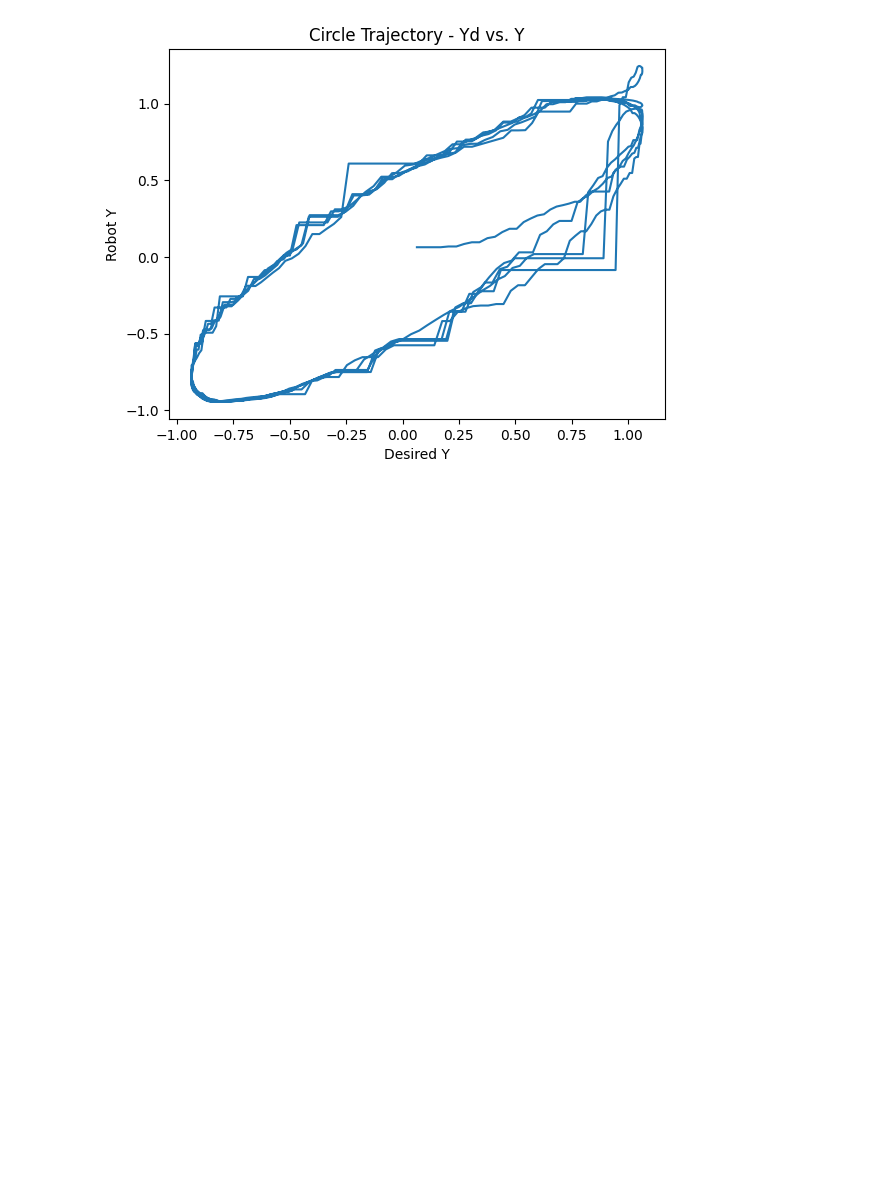
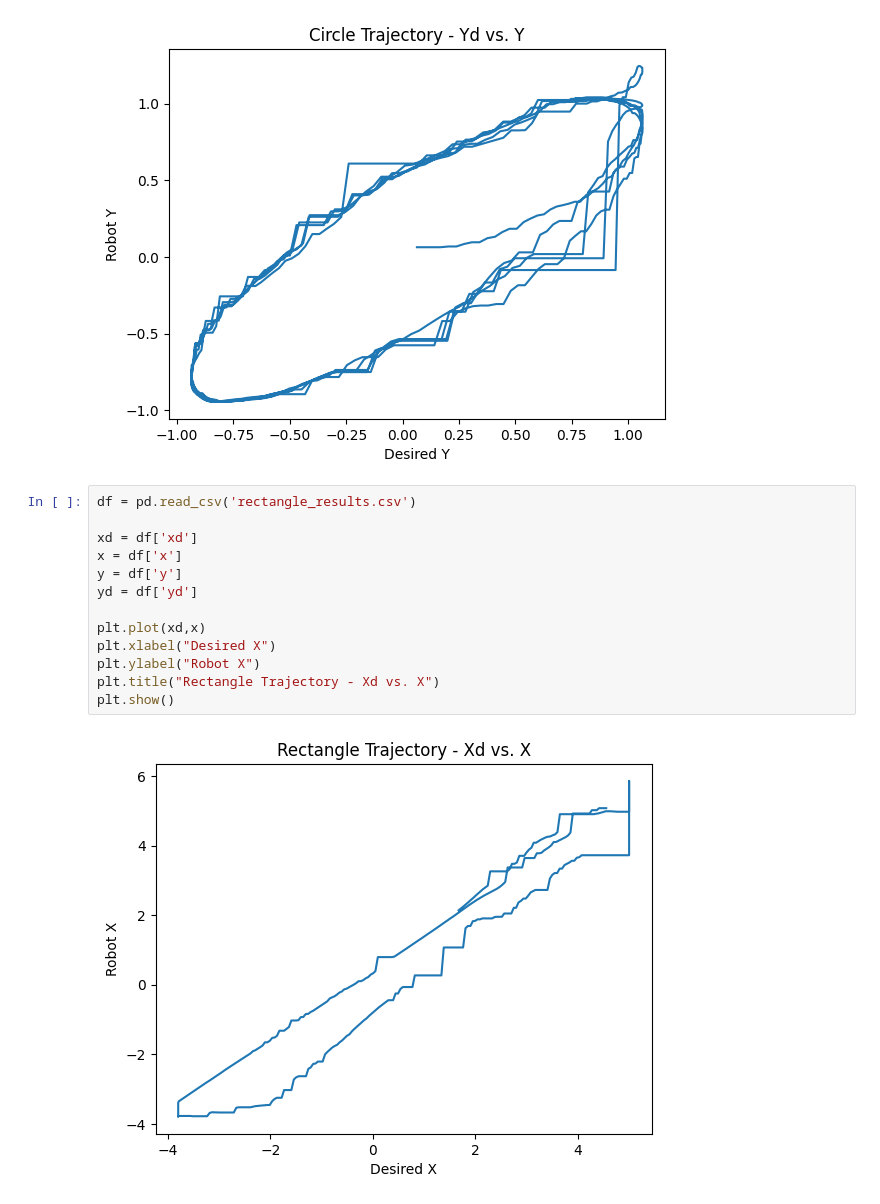
Before and after one commit to amandabaran/robotics, a Jupyter notebook: lab8/plots/Plots.ipynb, the cells around one changed output. Saved outputs shown, nothing was run; the diff lists cells and outputs as text; blank space fills up the shorter version.

```diff
--- a/lab8/plots/Plots.ipynb
+++ b/lab8/plots/Plots.ipynb
@@ -44,3 +25,18 @@ plt.title("Circle Trajectory - Yd vs. Y")
 plt.show()
 # %% [output]
 [figure]
+# %%
+df = pd.read_csv('rectangle_results.csv')
+
+xd = df['xd']
+x = df['x']
+y = df['y']
+yd = df['yd']
+
+plt.plot(xd,x)
+plt.xlabel("Desired X")
+plt.ylabel("Robot X")
+plt.title("Rectangle Trajectory - Xd vs. X")
+plt.show()
+# %% [output]
+[figure, added]
```
Also changed, not shown: parts of 5 cells of this notebook, 2 other files.
